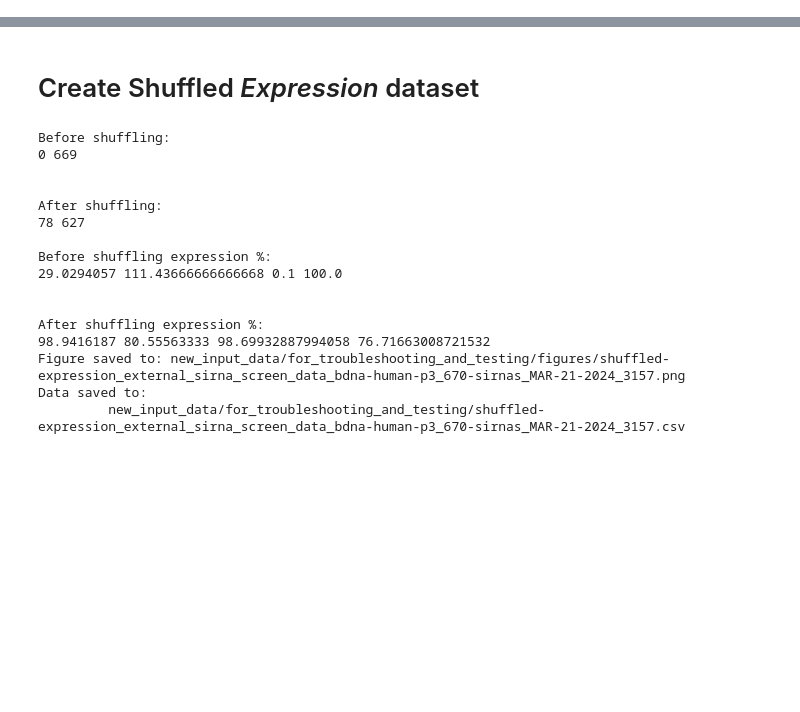
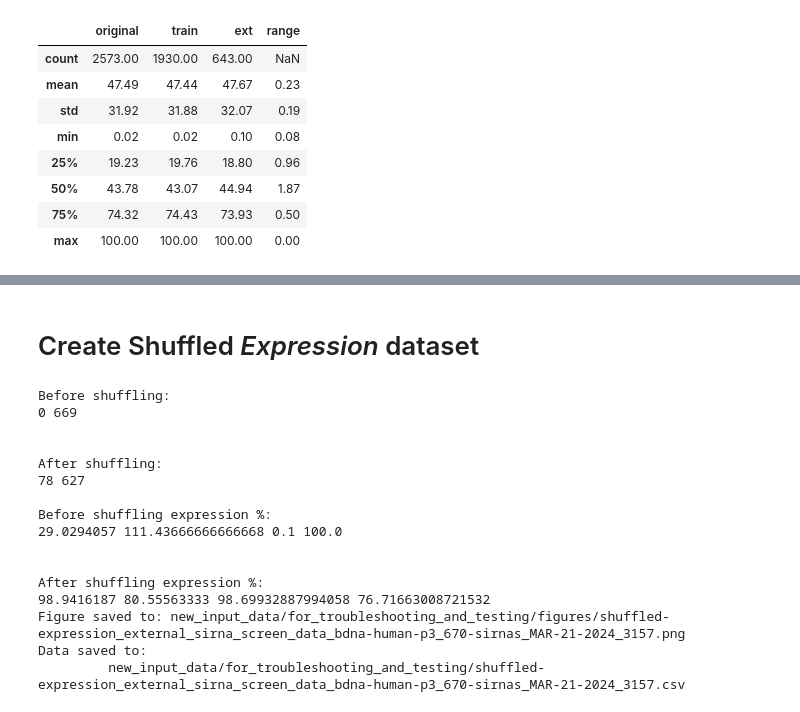
Before and after one commit to kmonopoli/data_representation_parameter_optimization, a Jupyter notebook: create_shuffled-and-randomized_datasets.ipynb, the cells around one changed output, grey strips where cells are left out. Cells and saved outputs as stored; diff of their text form; code cells hidden in the pictures; blank space fills up the shorter version.

```diff
--- a/create_shuffled-and-randomized_datasets.ipynb
+++ b/create_shuffled-and-randomized_datasets.ipynb
@@ -0,0 +3,79 @@
+# %%
+import pandas as pd
+starting_input_data_file = 'compiled_all_sirna_screen_data_6247-sirnas|5449-bdna|798-dualglo_MAR-11-2024'
+df = pd.read_csv('new_input_data/'+starting_input_data_file+'.csv')
+df = df[(df['screen_type'] == 'bDNA') & (df['species'] == 'human') & (df['chemical_scaffold'] == 'P3') ]
+
+df.sort_values(by = ['expression_percent_normalized_by_max_min'],inplace=True)
+df.reset_index(inplace=True, drop=True)
+
+min_ext_dataset_size = int(len(df)/4)
+
+
+df_ext = df.sample(n=min_ext_dataset_size).copy()##['expression_percent_normalized_by_max_min'].describe()
+
+train_indexs = [x for x in list(df.index) if x not in list(df_ext.index)]
+
+df_train = df.iloc[train_indexs].copy()
+
+print("Indicies are identical to starting df:",set(list(df.index)) == set(list(df_ext.index)+list(df_train.index)),
+      '\n\tlengths:',len(set(list(df_ext.index))),len(set(list(df_train.index))),
+      len(set(list(df_ext.index)+list(df_train.index))),len(set(list(df.index))))
+
+
+
+import numpy as np
+
+data_distribution_df_ = pd.DataFrame([np.round(df['expression_percent_normalized_by_max_min'].describe(),2),
+              np.round(df_train['expression_percent_normalized_by_max_min'].describe(),2),
+              np.round(df_ext['expression_percent_normalized_by_max_min'].describe(),2)],
+             index = ['original','train','ext']).transpose()
+
+data_distribution_df_['range'] = data_distribution_df_.apply(lambda x:max(x)-min(x),axis=1)
+data_distribution_df_.at['count','range'] = np.nan
+
+
+if np.any(data_distribution_df_['range'] > 3):
+    display(data_distribution_df_[['range']])
+    raise Exception("ERROR: at least one statistic in sampled data distributions is off by more than the set threshold, resplit data again!")
+
+display(data_distribution_df_)
+
+
+
+import random
+import string
+seed = str(random.randint(0,9))+''.join(random.choices(string.ascii_uppercase , k=3))+str(random.randint(0,9))
+print('\n\nseed:',seed,'\n\n')
+
+
+print('\n\nExternal Dataset size:',
+      len(df_ext),'\nTraining Dataset size:',len(df_train),
+      '\nFull Dataset size:',len(df),'External+Training Sizes match full:',len(df)==len(df_train)+len(df_ext))
+
+
+df_ext.reset_index(inplace=True, drop=True)
+df_train.reset_index(inplace=True, drop=True)
+
+
+
+# Export Files
+from datetime import datetime
+import calendar
+month_ = calendar.month_abbr[datetime.now().month].upper()
+day_ = str(datetime.now().day)
+if len(day_) <2:
+    day_ = '0'+day_
+year_ = str(datetime.now().year)
+date_ = month_+'-'+day_+'-'+year_
+
+
+ext_data_file =   'new_input_data/external_sirna_screen_data_bdna-human-p3_'+str(len(df_ext))  +'-sirnas_split-randomly_'+date_+'_'+seed+'.csv'
+train_data_file = 'new_input_data/training_sirna_screen_data_bdna-human-p3_'+str(len(df_train))+'-sirnas_split-randomly_'+date_+'_'+seed+'.csv'
+
+df_ext.to_csv(ext_data_file,index=False)
+print('\nExternal Dataset saved to:\n\t',ext_data_file)
+
+df_train.to_csv(train_data_file,index=False)
+print('\nTraining Dataset saved to:\n\t',train_data_file)
+# %% [output]
@@ -0,0 +84,9 @@
+|  | original | train | ext | range |
+| count | 2573.00 | 1930.00 | 643.00 | NaN |
+| mean | 47.49 | 47.44 | 47.67 | 0.23 |
+| std | 31.92 | 31.88 | 32.07 | 0.19 |
+| min | 0.02 | 0.02 | 0.10 | 0.08 |
+| 25% | 19.23 | 19.76 | 18.80 | 0.96 |
+| 50% | 43.78 | 43.07 | 44.94 | 1.87 |
+| 75% | 74.32 | 74.43 | 73.93 | 0.50 |
+| max | 100.00 | 100.00 | 100.00 | 0.00 |
```
Also changed, not shown: parts of 6 cells of this notebook, 7 other files.
